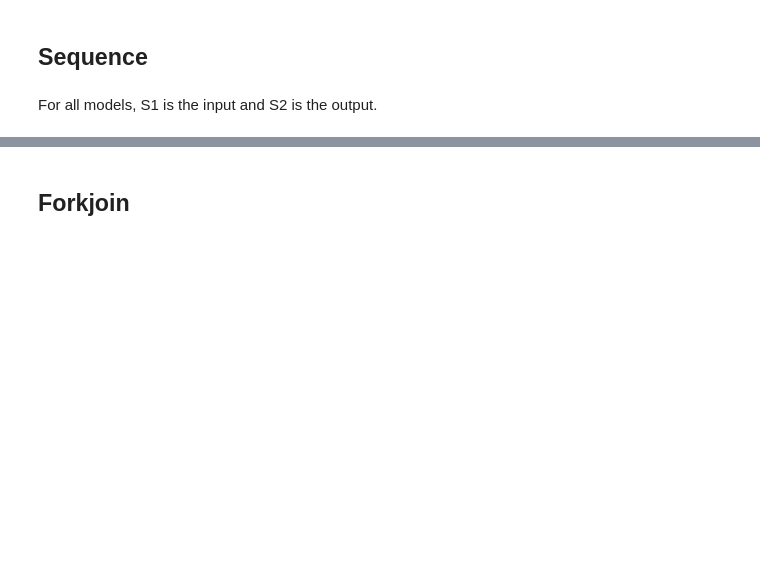
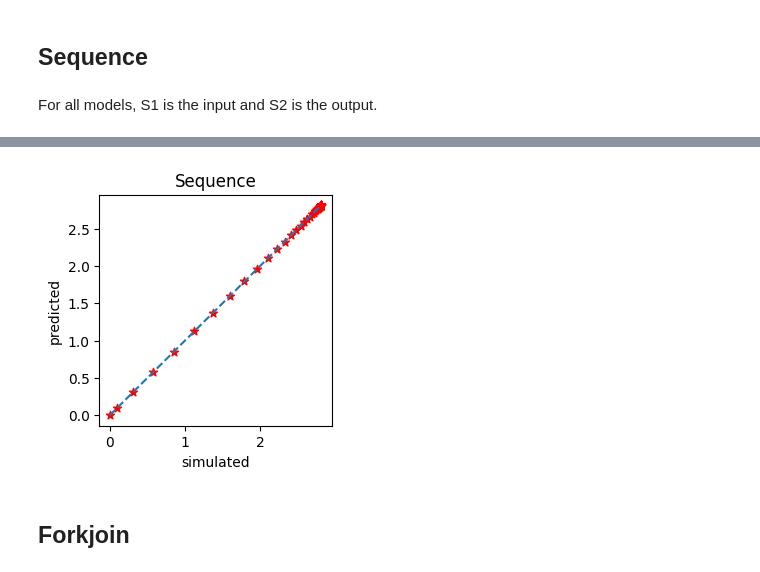
Before and after one commit to joseph-hellerstein/linear_reaction_networks, a Jupyter notebook: notebooks/Theory_Of_Approximate_Reaction_Networks.ipynb, the cells around one changed output, grey strips where cells are left out. Saved outputs shown, nothing was run; the diff lists cells and outputs as text; code cells hidden in the pictures; blank space fills up the shorter version.

```diff
--- a/notebooks/Theory_Of_Approximate_Reaction_Networks.ipynb
+++ b/notebooks/Theory_Of_Approximate_Reaction_Networks.ipynb
@@ -322,15 +281,18 @@ end
 # %%
 k12 = 1.5
 k2 = 1
 k23 = 3
 k3 = 2
-S1 = 5
+SI = 5
 tf1 = control.TransferFunction([k12], [1, k2])
 tf2 = control.TransferFunction([k23], [1, k3])
 tf3 = control.TransferFunction([1, k2], [1, k2+k23 ])
 # tf3 adjusts for the consumption of S2 by the second network
 tf = tf1*tf2*tf3
-plotStep(model=model_sequence, tf=tf, S1=S1, k12=k12, k2=k2, k23=k23, k3=k3, selections=["S2"], title="Sequence", figsize=(3, 3))
+_ = plotStep(model=model_sequence, tf=tf, SI=SI, k12=k12, k2=k2, k23=k23, k3=k3, title="Sequence", figsize=(3, 3))
+# _ = plotStep(tf=tf, SI=SI, k12=k12, k2=k2, k23=k23, k3=k3, title="Sequence", figsize=(3, 3))
+# %% [output]
+[figure, added]
 # %% [markdown]
 ## Forkjoin
 # %%
```
Also changed, not shown: parts of 23 cells of this notebook, 2 other files.
